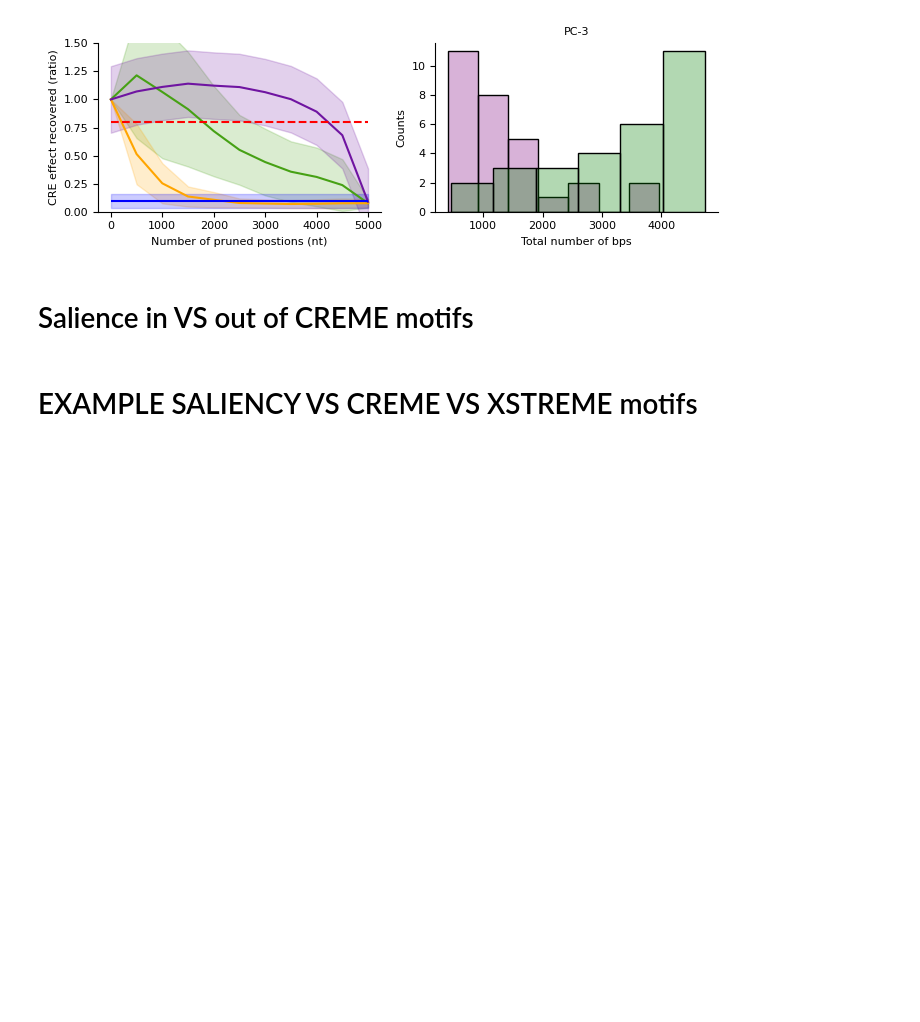
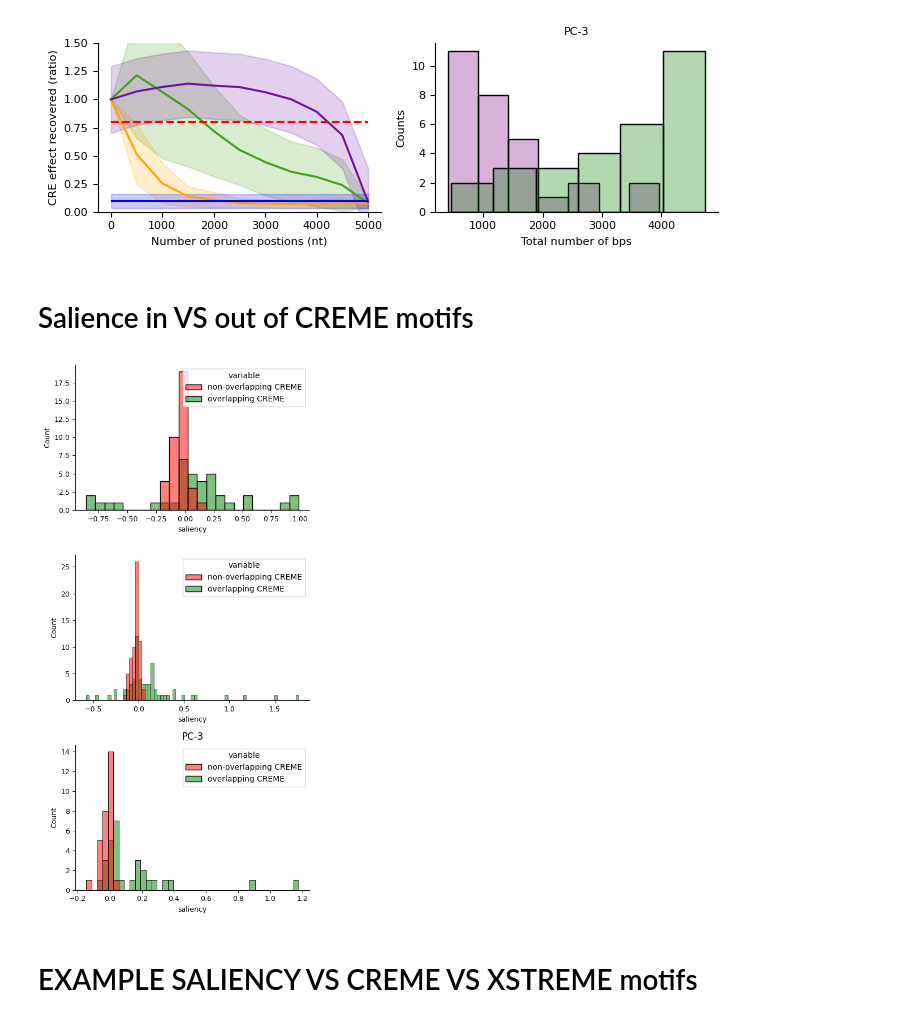
Before and after one commit to p-koo/creme-nn, a Jupyter notebook: figures/motif_level_analysis.ipynb, the cells around one changed output. Cells and saved outputs as stored; diff of their text form; code cells hidden in the pictures; blank space fills up the shorter version.

```diff
--- a/figures/motif_level_analysis.ipynb
+++ b/figures/motif_level_analysis.ipynb
@@ -178,16 +181,28 @@ Random
 # %% [markdown]
 # Salience in VS out of CREME motifs
 # %%
+fontsize = 9
+fig, axes = plt.subplots(3, 1, figsize=[5,10])
+
 dfs = pd.read_csv(f'{csv_dir}/saliency_in_or_out_of_CREME_masks.csv', index_col='Unnamed: 0')
-for cell_line, df in dfs.groupby('cell_line'):
-    sns.histplot(data=df.iloc[:,:2].melt(), x='value', hue='variable', palette=['r', 'g'])
+for p, (cell_line, df) in enumerate(dfs.groupby('cell_line')):
+    ax = axes[p]
+    sns.histplot(data=df.iloc[:,:2].melt(), x='value', hue='variable', palette=['r', 'g'], ax=ax)
     plt.title(cell_line)
     plt.setp(ax.get_xticklabels(), fontsize=fontsize)
     plt.setp(ax.get_yticklabels(), fontsize=fontsize)
     plt.yticks(fontsize=fontsize)
     plt.xticks(fontsize=fontsize)
-    plt.savefig(f"{pdf_dir}/in_vs_out_saliency_{cell_line}.pdf")
-    plt.show()
+    ax.spines['top'].set_visible(False)
+    ax.spines['right'].set_visible(False)
+    ax.set_ylabel('Count', fontsize=fontsize)
+    ax.set_xlabel('saliency', fontsize=fontsize)
+
+plt.tight_layout()
+fig.savefig(f"{pdf_dir}/in_vs_out_saliency.pdf")
+plt.show()
+# %% [output]
+[figure, added]
 # %% [markdown]
 # EXAMPLE SALIENCY VS CREME VS XSTREME motifs
 # %%
```
Also changed, not shown: parts of 1 cell of this notebook, 5 other files.
